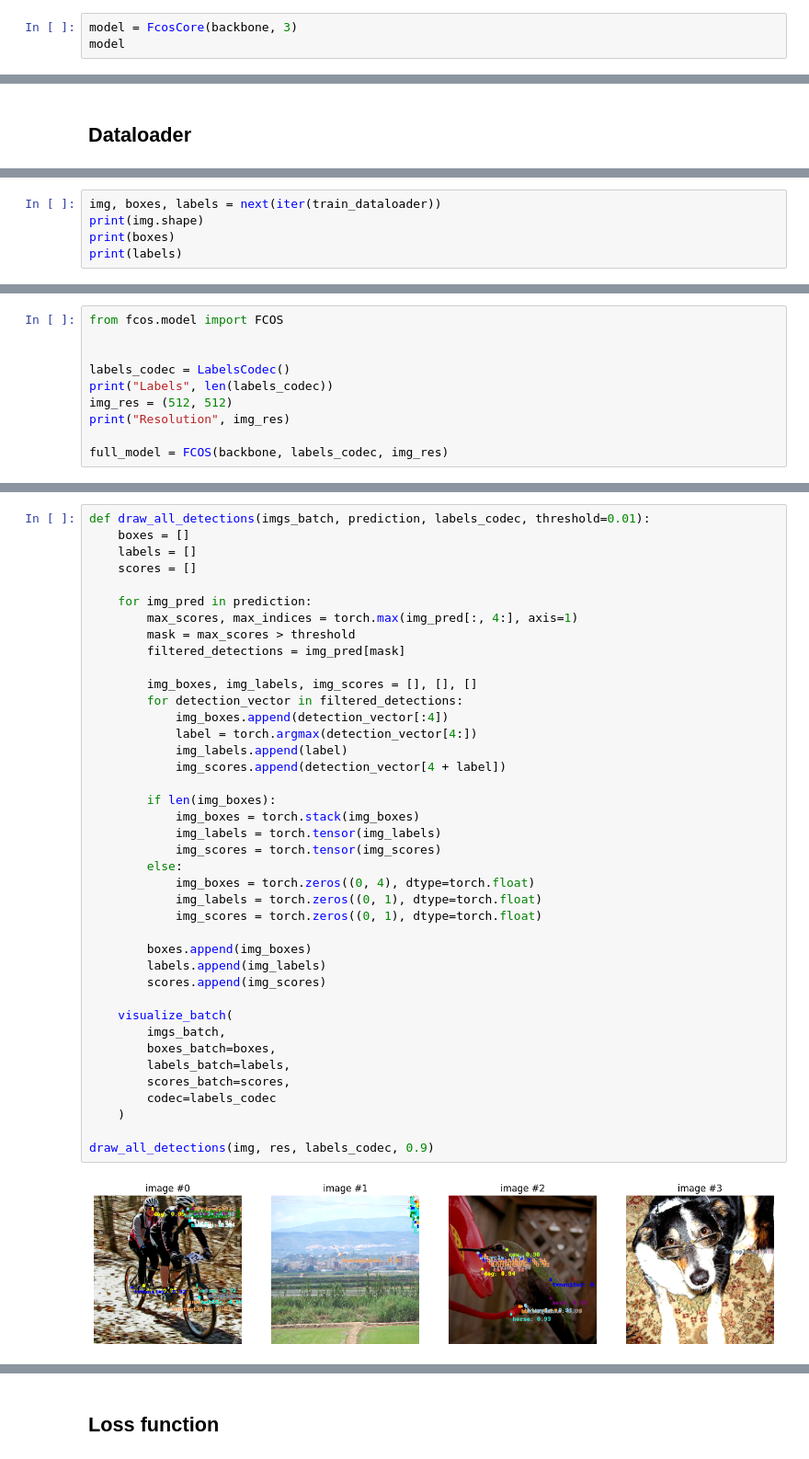
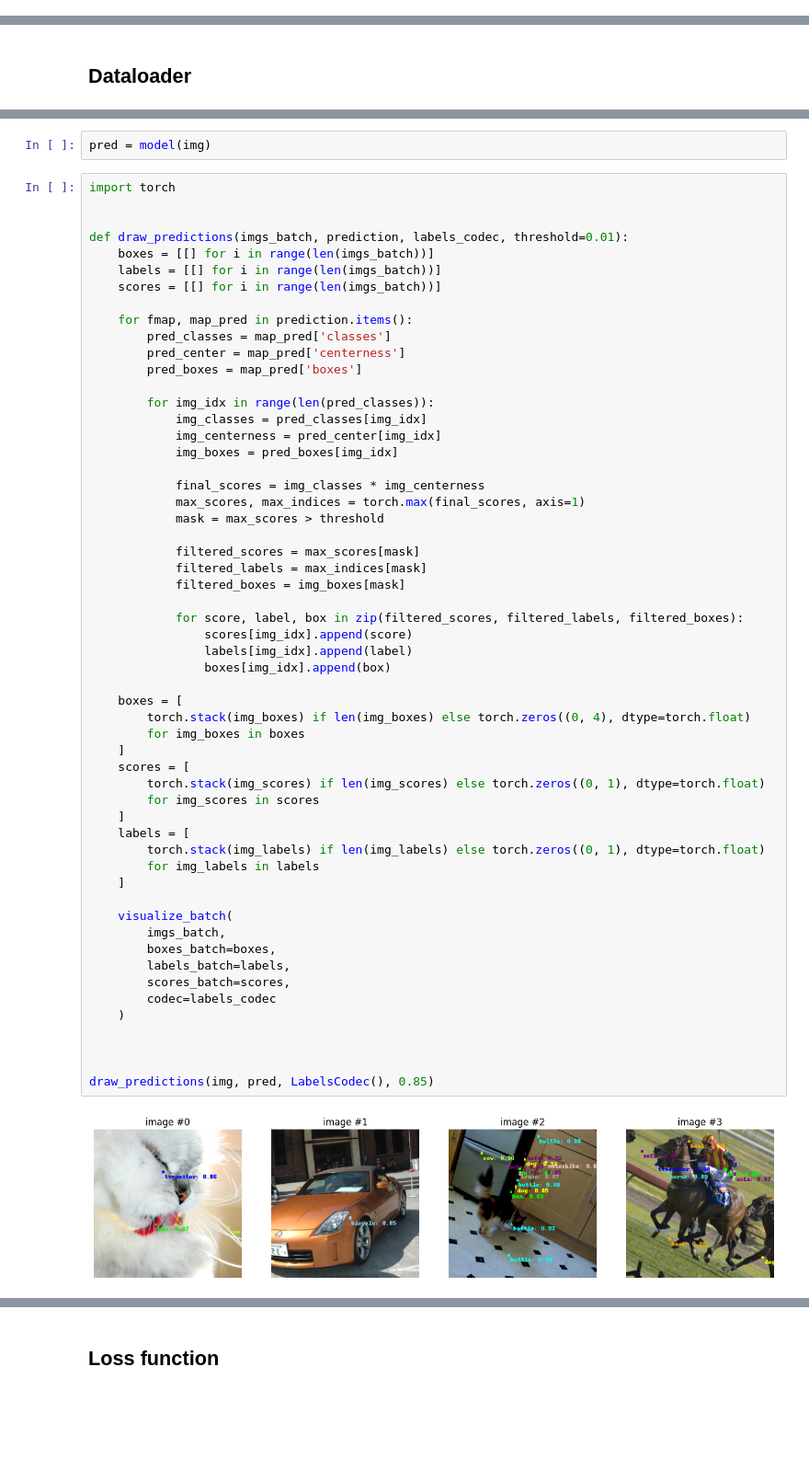
Before and after one commit to iolkhovsky/fcos, a Jupyter notebook: Sandbox.ipynb, the cells around one changed output, grey strips where cells are left out. Shown at 92% size. Cells and saved outputs as stored; diff of their text form; blank space fills up the shorter version.

```diff
--- a/Sandbox.ipynb
+++ b/Sandbox.ipynb
@@ -70,3 +12,0 @@ from fcos.core import FcosCore
-# %%
-model = FcosCore(backbone, 3)
-model
@@ -175,5 +43,0 @@ train_dataset = build_dataloader('train', batch_size=4)
-# %%
-img, boxes, labels = next(iter(train_dataloader))
-print(img.shape)
-print(boxes)
-print(labels)
@@ -247,10 +50,0 @@ torch.Size([4, 5456, 24])
-# %%
-from fcos.model import FCOS
-
-
-labels_codec = LabelsCodec()
-print("Labels", len(labels_codec))
-img_res = (512, 512)
-print("Resolution", img_res)
-
-full_model = FCOS(backbone, labels_codec, img_res)
@@ -285,42 +51,60 @@ torch.Size([4, 5456, 24])
+# %%
+pred = model(img)
 # %%
-def draw_all_detections(imgs_batch, prediction, labels_codec, threshold=0.01):
-    boxes = []
-    labels = []
-    scores = []
+import torch
 
-    for img_pred in prediction:
-        max_scores, max_indices = torch.max(img_pred[:, 4:], axis=1)
-        mask = max_scores > threshold
-        filtered_detections = img_pred[mask]
 
-        img_boxes, img_labels, img_scores = [], [], []
-        for detection_vector in filtered_detections:
-            img_boxes.append(detection_vector[:4])
-            label = torch.argmax(detection_vector[4:])
-            img_labels.append(label)
-            img_scores.append(detection_vector[4 + label])
+def draw_predictions(imgs_batch, prediction, labels_codec, threshold=0.01):
+    boxes = [[] for i in range(len(imgs_batch))]
+    labels = [[] for i in range(len(imgs_batch))]
+    scores = [[] for i in range(len(imgs_batch))]
 
-        if len(img_boxes):
-            img_boxes = torch.stack(img_boxes)
-            img_labels = torch.tensor(img_labels)
-            img_scores = torch.tensor(img_scores)
-        else:
-            img_boxes = torch.zeros((0, 4), dtype=torch.float)
-            img_labels = torch.zeros((0, 1), dtype=torch.float)
-            img_scores = torch.zeros((0, 1), dtype=torch.float)
+    for fmap, map_pred in prediction.items():
+        pred_classes = map_pred['classes']
+        pred_center = map_pred['centerness']
+        pred_boxes = map_pred['boxes']
 
-        boxes.append(img_boxes)
-        labels.append(img_labels)
-        scores.append(img_scores)
+        for img_idx in range(len(pred_classes)):
+            img_classes = pred_classes[img_idx]
+            img_centerness = pred_center[img_idx]
+            img_boxes = pred_boxes[img_idx]
+
+            final_scores = img_classes * img_centerness
+            max_scores, max_indices = torch.max(final_scores, axis=1)
+            mask = max_scores > threshold
+
+            filtered_scores = max_scores[mask]
+            filtered_labels = max_indices[mask]
+            filtered_boxes = img_boxes[mask]
+
+            for score, label, box in zip(filtered_scores, filtered_labels, filtered_boxes):
+                scores[img_idx].append(score)
+                labels[img_idx].append(label)
+                boxes[img_idx].append(box)
+
+    boxes = [
+        torch.stack(img_boxes) if len(img_boxes) else torch.zeros((0, 4), dtype=torch.float)
+        for img_boxes in boxes
+    ]
+    scores = [
+        torch.stack(img_scores) if len(img_scores) else torch.zeros((0, 1), dtype=torch.float)
+        for img_scores in scores
+    ]
+    labels = [
+        torch.stack(img_labels) if len(img_labels) else torch.zeros((0, 1), dtype=torch.float)
+        for img_labels in labels
+    ]
 
     visualize_batch(
         imgs_batch,
         boxes_batch=boxes,
         labels_batch=labels,
         scores_batch=scores,
         codec=labels_codec
     )
 
-draw_all_detections(img, res, labels_codec, 0.9)
+
+
+draw_predictions(img, pred, LabelsCodec(), 0.85)
 # %% [output]
-[figure, old version]
+[figure, new version]
```
Also changed, not shown: parts of 32 cells of this notebook.
